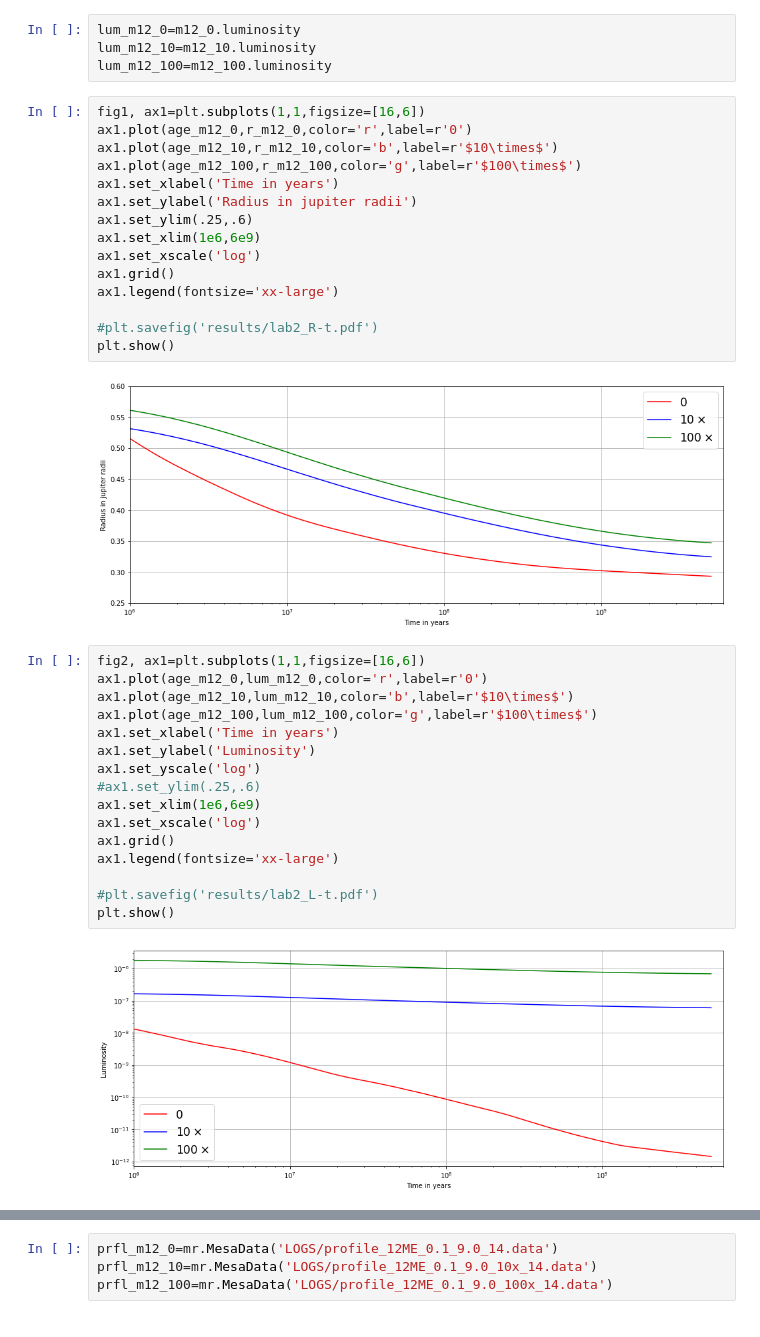
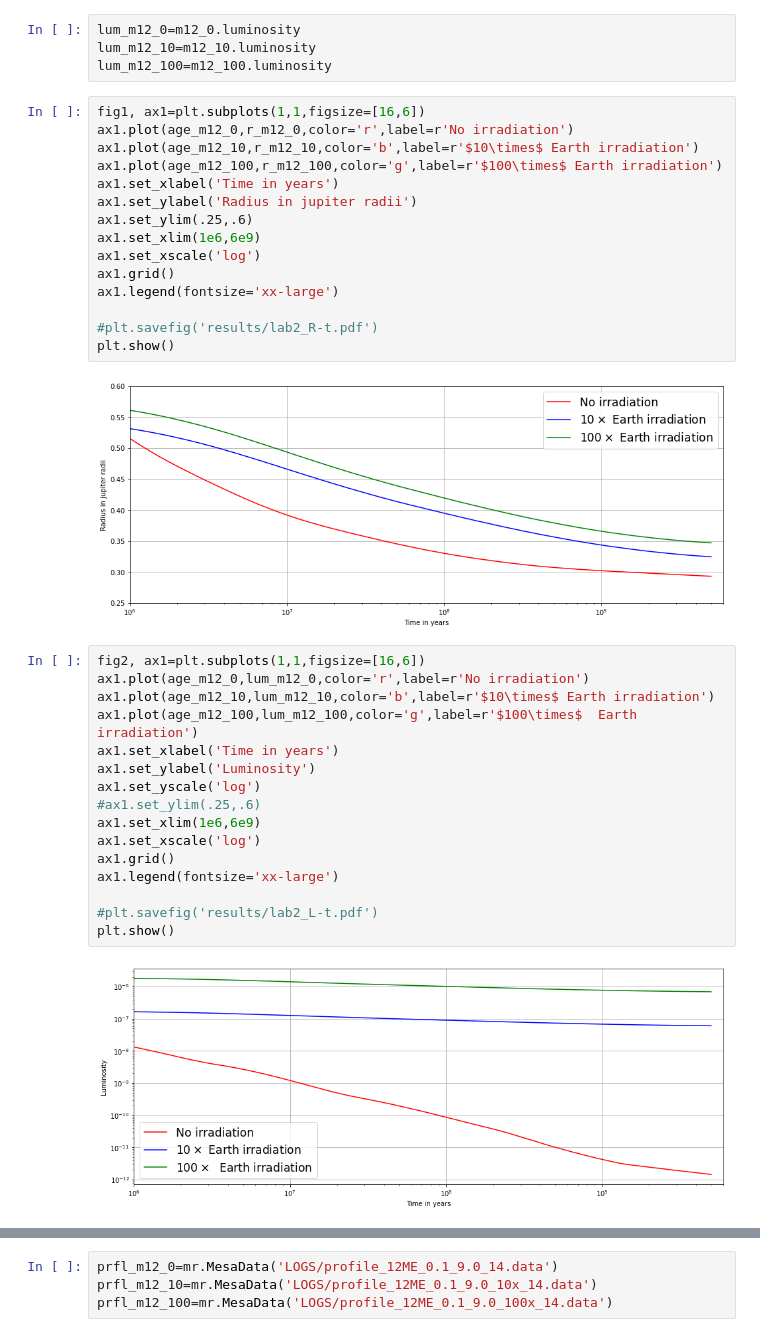
Before and after one commit to johnkou97/Exoplanet_project, a Jupyter notebook: Untitled.ipynb, the cells around one changed output, grey strips where cells are left out. Cells and saved outputs as stored; diff of their text form.

```diff
--- a/Untitled.ipynb
+++ b/Untitled.ipynb
@@ -341,26 +341,26 @@ lum_m12_10=m12_10.luminosity
 lum_m12_100=m12_100.luminosity
 # %%
 fig1, ax1=plt.subplots(1,1,figsize=[16,6])
-ax1.plot(age_m12_0,r_m12_0,color='r',label=r'0')
-ax1.plot(age_m12_10,r_m12_10,color='b',label=r'$10\times$')
-ax1.plot(age_m12_100,r_m12_100,color='g',label=r'$100\times$')
+ax1.plot(age_m12_0,r_m12_0,color='r',label=r'No irradiation')
+ax1.plot(age_m12_10,r_m12_10,color='b',label=r'$10\times$ Earth irradiation')
+ax1.plot(age_m12_100,r_m12_100,color='g',label=r'$100\times$ Earth irradiation')
 ax1.set_xlabel('Time in years')
 ax1.set_ylabel('Radius in jupiter radii')
 ax1.set_ylim(.25,.6)
 ax1.set_xlim(1e6,6e9)
 ax1.set_xscale('log')
 ax1.grid()
 ax1.legend(fontsize='xx-large')
 
 #plt.savefig('results/lab2_R-t.pdf')
 plt.show()
 # %% [output]
-[figure, old version]
+[figure, new version]
 # %%
 fig2, ax1=plt.subplots(1,1,figsize=[16,6])
-ax1.plot(age_m12_0,lum_m12_0,color='r',label=r'0')
-ax1.plot(age_m12_10,lum_m12_10,color='b',label=r'$10\times$')
-ax1.plot(age_m12_100,lum_m12_100,color='g',label=r'$100\times$')
+ax1.plot(age_m12_0,lum_m12_0,color='r',label=r'No irradiation')
+ax1.plot(age_m12_10,lum_m12_10,color='b',label=r'$10\times$ Earth irradiation')
+ax1.plot(age_m12_100,lum_m12_100,color='g',label=r'$100\times$  Earth irradiation')
 ax1.set_xlabel('Time in years')
 ax1.set_ylabel('Luminosity')
 ax1.set_yscale('log')
@@ -373,7 +373,7 @@ ax1.legend(fontsize='xx-large')
 #plt.savefig('results/lab2_L-t.pdf')
 plt.show()
 # %% [output]
-[figure, old version]
+[figure, new version]
 # %%
 fig3, ax1=plt.subplots(1,1,figsize=[9,6])
 
```
Also changed, not shown: parts of 4 cells of this notebook.
